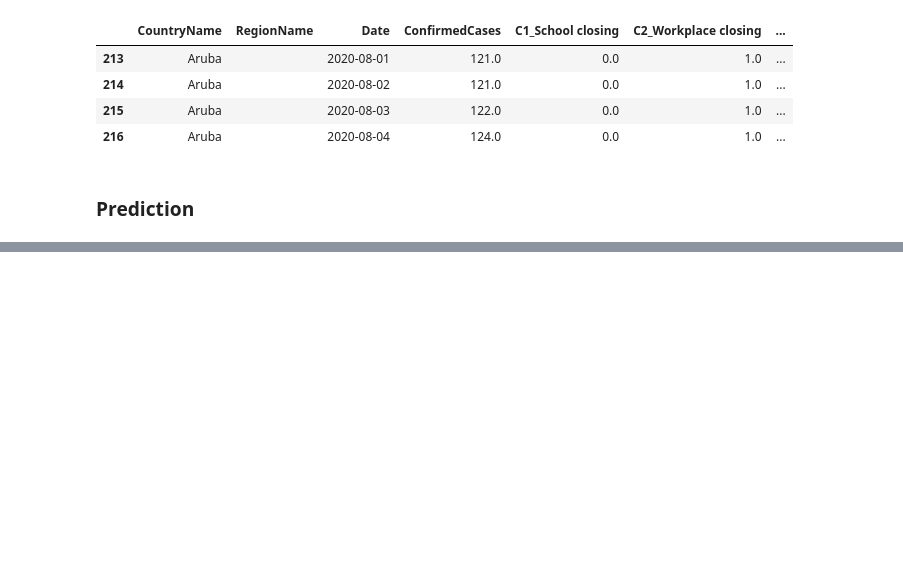
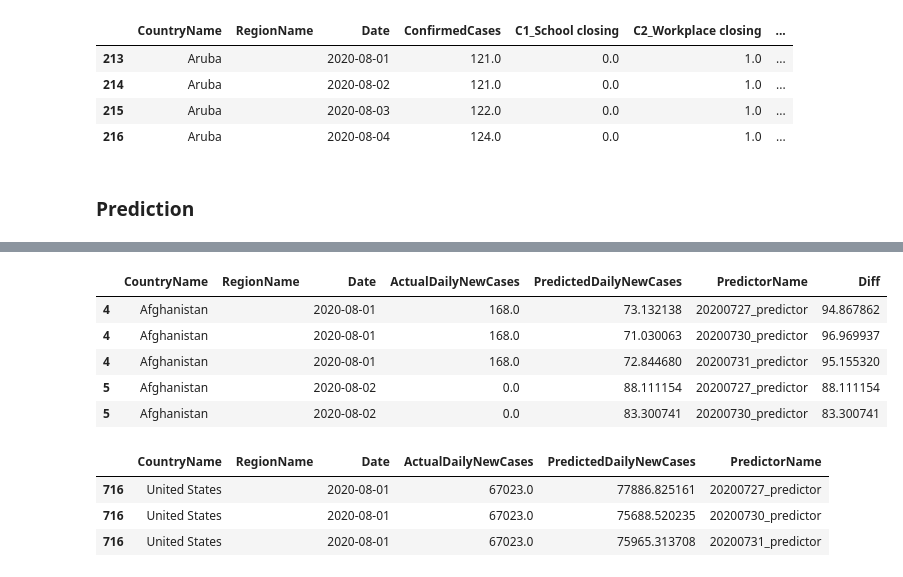
Before and after one commit to cognizant-ai-labs/covid-xprize, a Jupyter notebook: onf_robojudge.ipynb, the cells around one changed output, grey strips where cells are left out. Saved outputs shown, nothing was run; the diff lists cells and outputs as text; code cells hidden in the pictures; blank space fills up the shorter version.

```diff
--- a/onf_robojudge.ipynb
+++ b/onf_robojudge.ipynb
@@ -136,0 +216,2 @@ preds = model_1.predict([context_input, action_input])
+# %%
+ranking_31_df = actual_df.merge(preds_31_df, on=['CountryName', 'Date'], how='left')
@@ -136,0 +224,17 @@ preds = model_1.predict([context_input, action_input])
+# %%
+ranking_df.head()
+# %% [output]
+|  | CountryName | RegionName | Date | ActualDailyNewCases | PredictedDailyNewCases | PredictorName | Diff |
+| 4 | Afghanistan |  | 2020-08-01 | 168.0 | 73.132138 | 20200727_predictor | 94.867862 |
+| 4 | Afghanistan |  | 2020-08-01 | 168.0 | 71.030063 | 20200730_predictor | 96.969937 |
+| 4 | Afghanistan |  | 2020-08-01 | 168.0 | 72.844680 | 20200731_predictor | 95.155320 |
+| 5 | Afghanistan |  | 2020-08-02 | 0.0 | 88.111154 | 20200727_predictor | 88.111154 |
+| 5 | Afghanistan |  | 2020-08-02 | 0.0 | 83.300741 | 20200730_predictor | 83.300741 |
+# %%
+ranking_df[(ranking_df.CountryName == "United States") &
+           (ranking_df.Date == '2020-08-01')]
+# %% [output]
+|  | CountryName | RegionName | Date | ActualDailyNewCases | PredictedDailyNewCases | PredictorName |
+| 716 | United States |  | 2020-08-01 | 67023.0 | 77886.825161 | 20200727_predictor |
+| 716 | United States |  | 2020-08-01 | 67023.0 | 75688.520235 | 20200730_predictor |
+| 716 | United States |  | 2020-08-01 | 67023.0 | 75965.313708 | 20200731_predictor |
```
Also changed, not shown: parts of 29 cells of this notebook, 5 other files.
